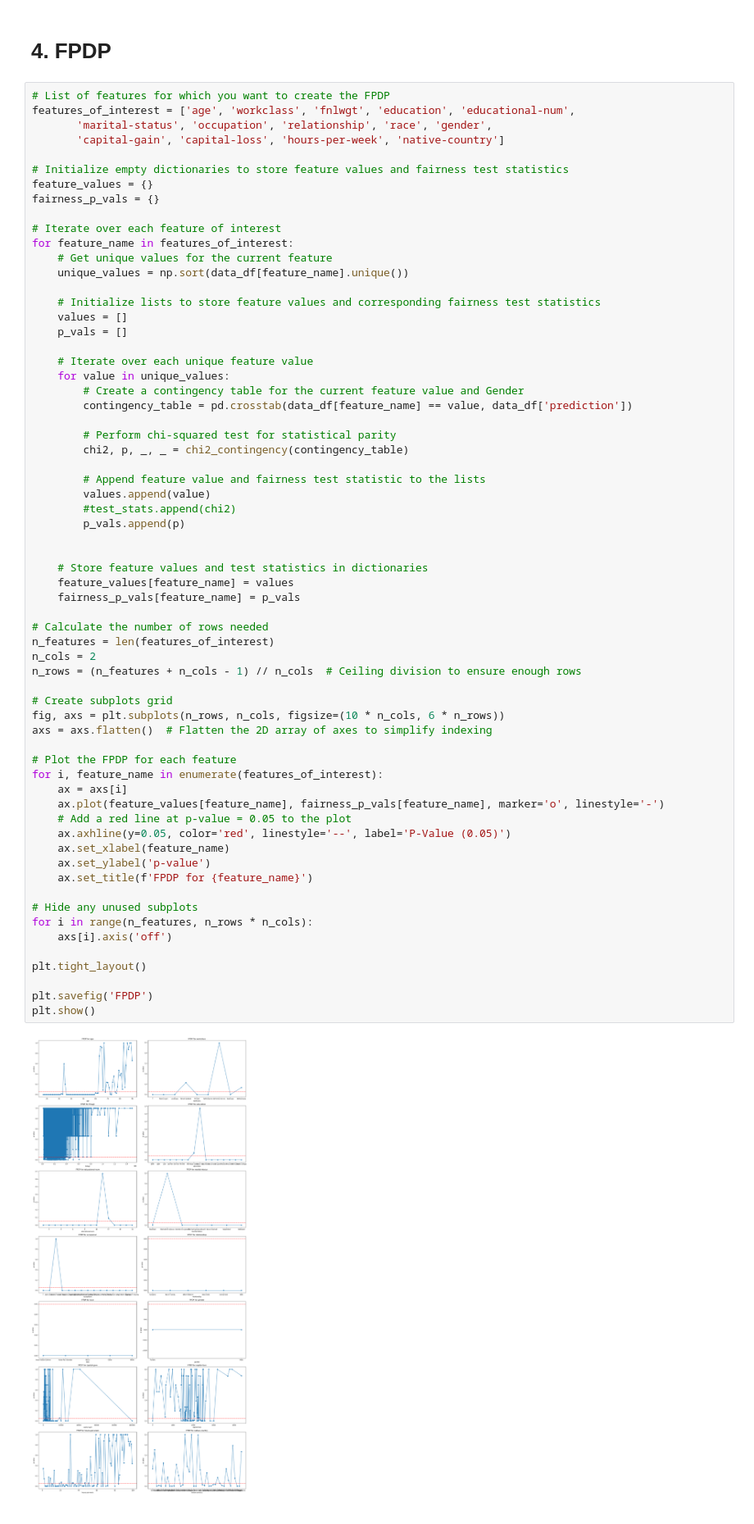
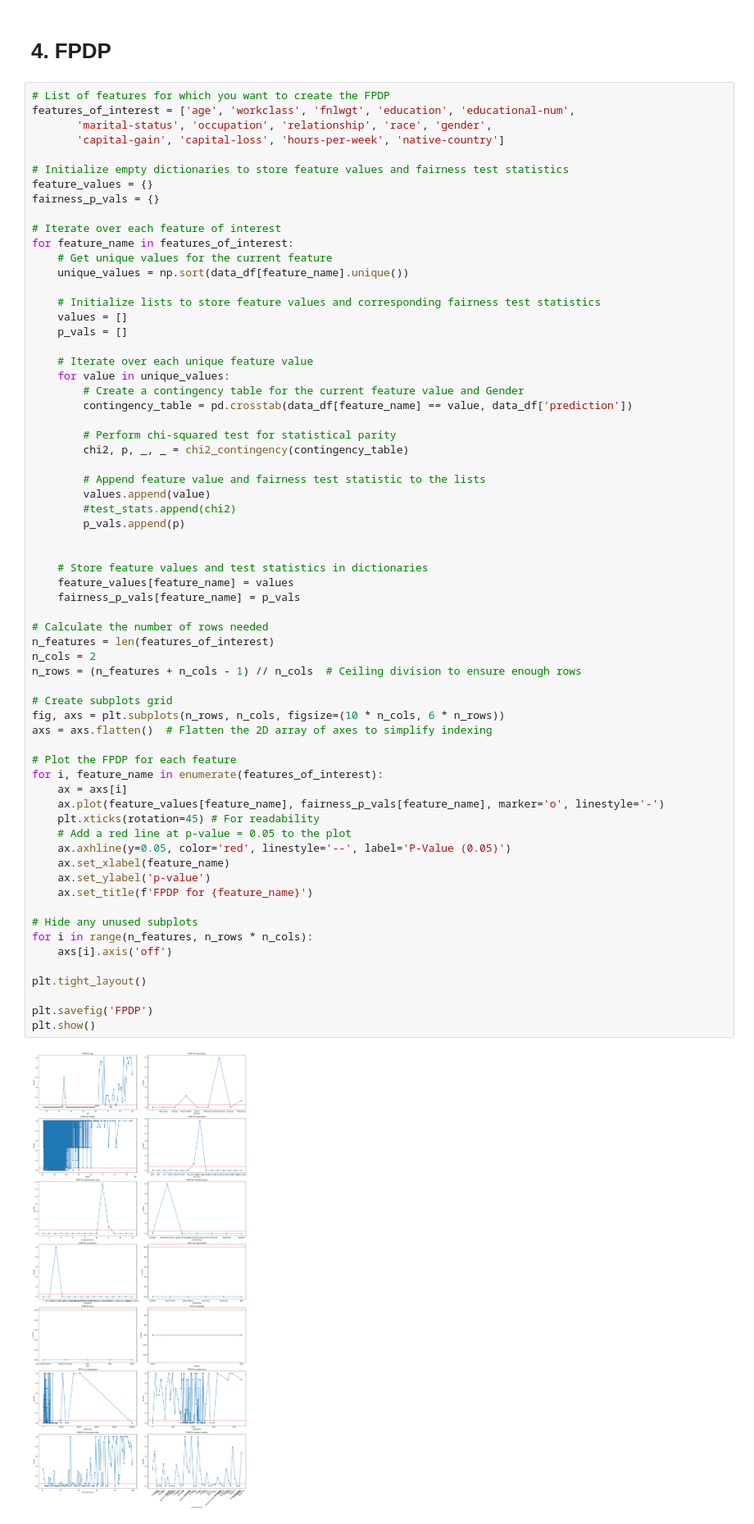
Before and after one commit to ConstanceGlly/Interpretability_and_Fairness_Income, a Jupyter notebook: Notebooks/Model_fairness.ipynb, the cells around one changed output. Shown at 82% size. Drawn from its saved outputs; the diff is of its cells as text.

```diff
--- a/Notebooks/Model_fairness.ipynb
+++ b/Notebooks/Model_fairness.ipynb
@@ -317,31 +317,32 @@ for feature_name in features_of_interest:
     fairness_p_vals[feature_name] = p_vals
 
 # Calculate the number of rows needed
 n_features = len(features_of_interest)
 n_cols = 2
 n_rows = (n_features + n_cols - 1) // n_cols  # Ceiling division to ensure enough rows
 
 # Create subplots grid
 fig, axs = plt.subplots(n_rows, n_cols, figsize=(10 * n_cols, 6 * n_rows))
 axs = axs.flatten()  # Flatten the 2D array of axes to simplify indexing
 
 # Plot the FPDP for each feature
 for i, feature_name in enumerate(features_of_interest):
     ax = axs[i]
     ax.plot(feature_values[feature_name], fairness_p_vals[feature_name], marker='o', linestyle='-')
+    plt.xticks(rotation=45) # For readability
     # Add a red line at p-value = 0.05 to the plot
     ax.axhline(y=0.05, color='red', linestyle='--', label='P-Value (0.05)')
     ax.set_xlabel(feature_name)
     ax.set_ylabel('p-value')
     ax.set_title(f'FPDP for {feature_name}')
 
 # Hide any unused subplots
 for i in range(n_features, n_rows * n_cols):
     axs[i].axis('off')
 
 plt.tight_layout()
 
 plt.savefig('FPDP')
 plt.show()
 # %% [output]
-[figure, old version]
+[figure, new version]
```
Also changed, not shown: parts of 1 cell of this notebook.
